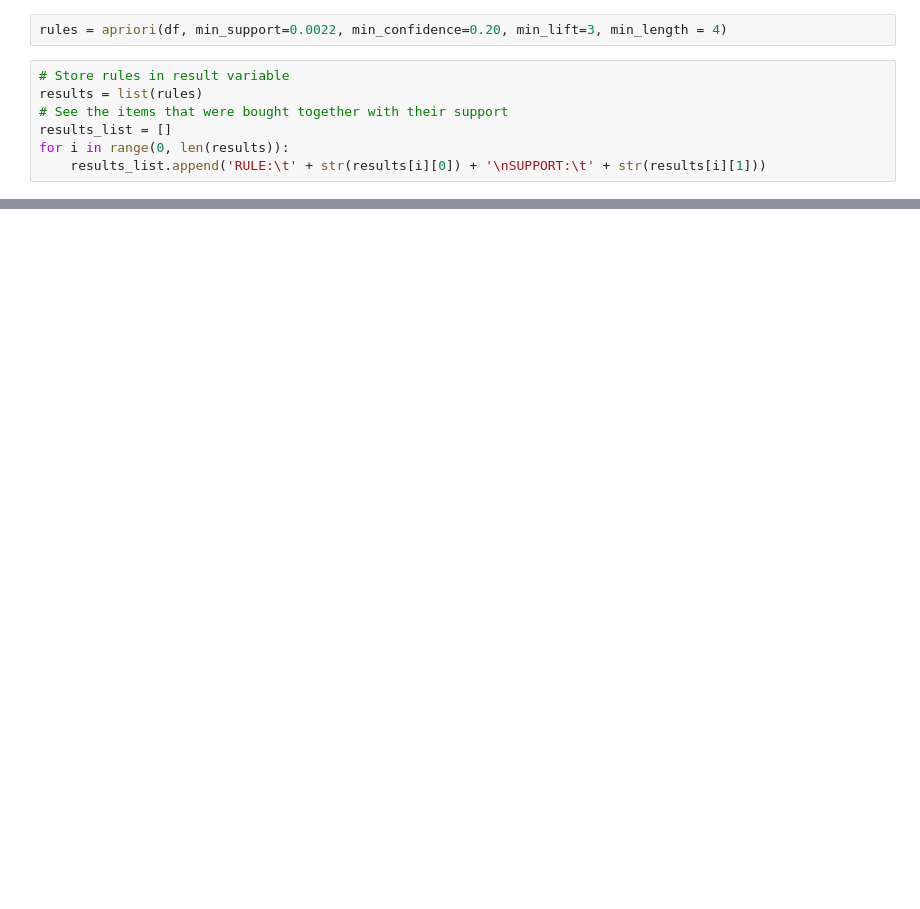
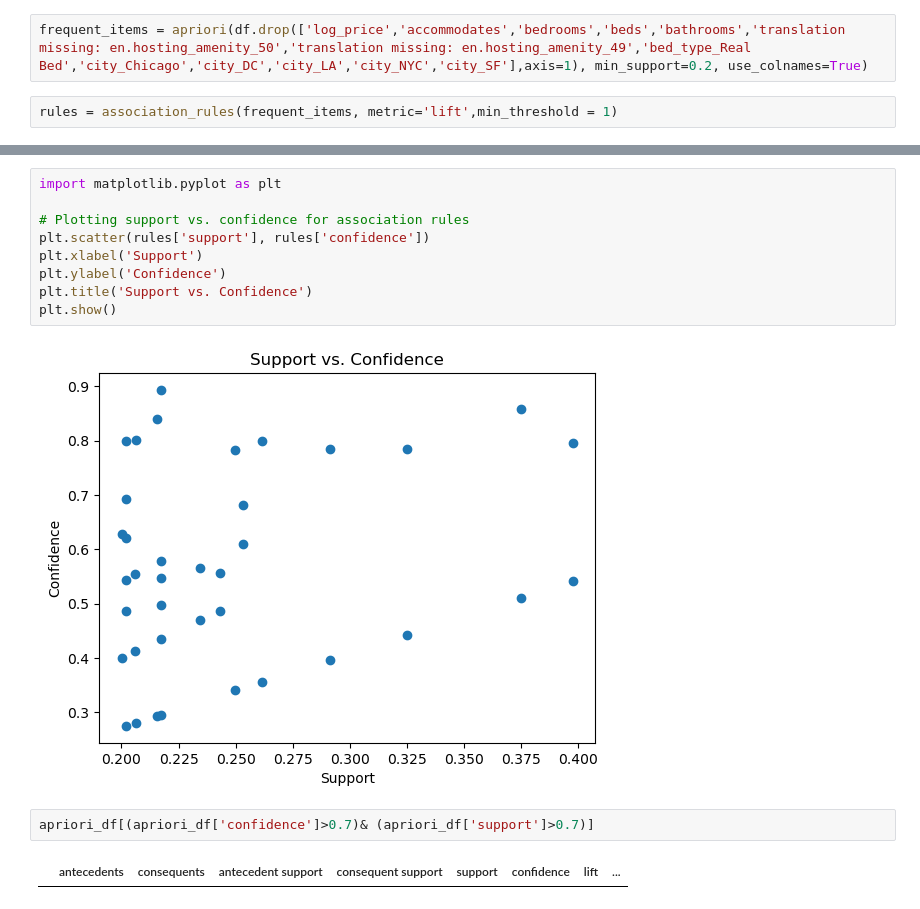
Before and after one commit to urusha-shrestha/airbnb_rent_prediction, a Jupyter notebook: Apriori Algorithm.ipynb, the cells around one changed output, grey strips where cells are left out. Cells and saved outputs as stored; diff of their text form; blank space fills up the shorter version.

```diff
--- a/Apriori Algorithm.ipynb
+++ b/Apriori Algorithm.ipynb
@@ -43,10 +39,5 @@ df.head()
 # %%
-rules = apriori(df, min_support=0.0022, min_confidence=0.20, min_lift=3, min_length = 4)
+frequent_items = apriori(df.drop(['log_price','accommodates','bedrooms','beds','bathrooms','translation missing: en.hosting_amenity_50','translation missing: en.hosting_amenity_49','bed_type_Real Bed','city_Chicago','city_DC','city_LA','city_NYC','city_SF'],axis=1), min_support=0.2, use_colnames=True)
 # %%
-# Store rules in result variable
-results = list(rules)
-# See the items that were bought together with their support
-results_list = []
-for i in range(0, len(results)):
-    results_list.append('RULE:\t' + str(results[i][0]) + '\nSUPPORT:\t' + str(results[i][1]))
+rules = association_rules(frequent_items, metric='lift',min_threshold = 1)
 # %%
@@ -55,0 +129,15 @@ results = list(rules)
+# %%
+import matplotlib.pyplot as plt
+
+# Plotting support vs. confidence for association rules
+plt.scatter(rules['support'], rules['confidence'])
+plt.xlabel('Support')
+plt.ylabel('Confidence')
+plt.title('Support vs. Confidence')
+plt.show()
+# %% [output]
+[figure, added]
+# %%
+apriori_df[(apriori_df['confidence']>0.7)& (apriori_df['support']>0.7)]
+# %% [output]
+|  | antecedents | consequents | antecedent support | consequent support | support | confidence | lift | ... |
```
Also changed, not shown: parts of 13 cells of this notebook, 2 other files.
